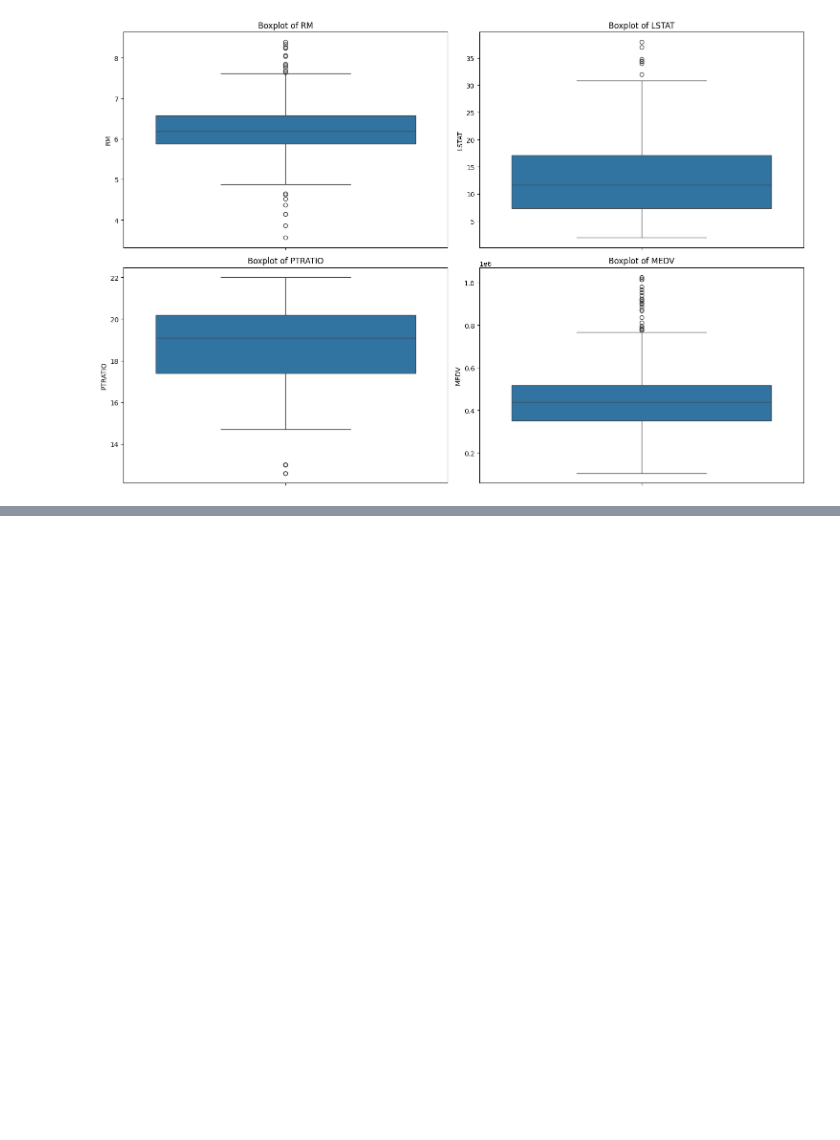
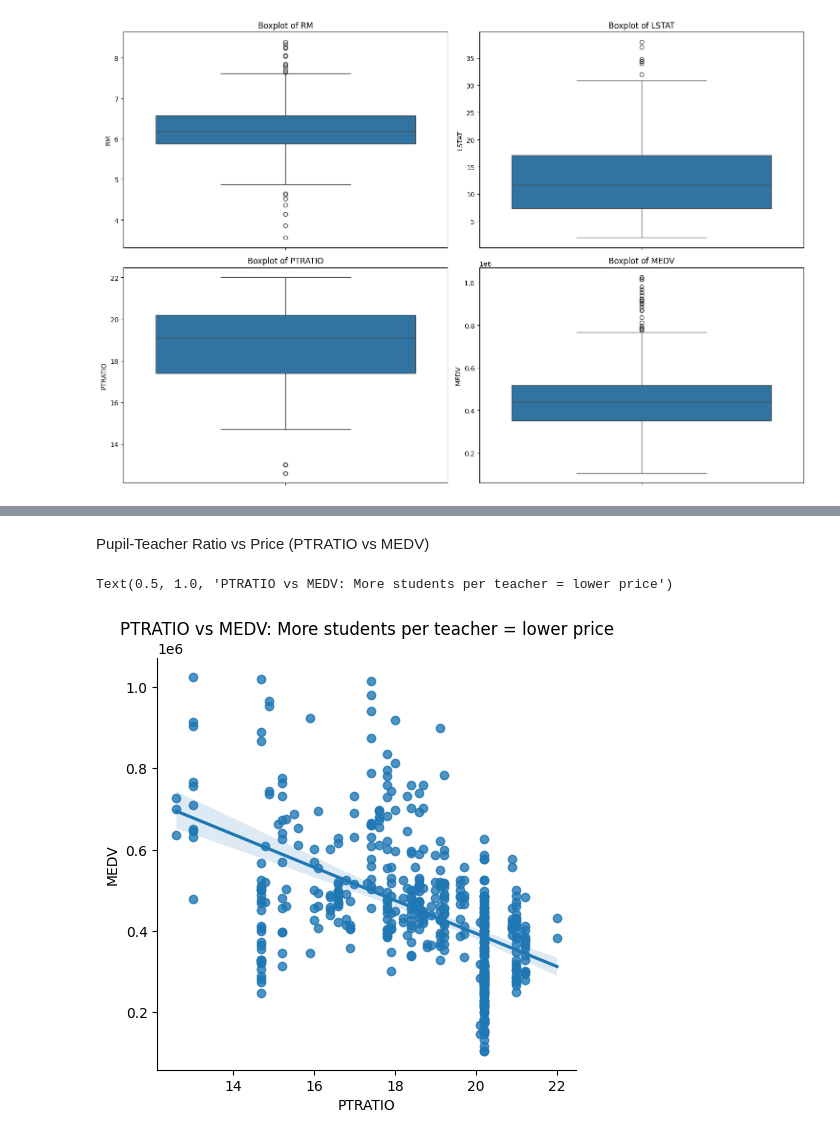
Before and after one commit to Mainabryan/Boston-Hoston-Prediction, a Jupyter notebook: Boston_house_prediction_(linear_multi_regression).ipynb, the cells around one changed output, grey strips where cells are left out. Saved outputs shown, nothing was run; the diff lists cells and outputs as text; code cells hidden in the pictures; blank space fills up the shorter version.

```diff
--- a/Boston_house_prediction_(linear_multi_regression).ipynb
+++ b/Boston_house_prediction_(linear_multi_regression).ipynb
@@ -143,0 +172,8 @@ plt.show()
+# %% [markdown]
+Pupil-Teacher Ratio vs Price (PTRATIO vs MEDV)
+# %%
+sns.lmplot(x='PTRATIO', y='MEDV', data=data)
+plt.title("PTRATIO vs MEDV: More students per teacher = lower price")
+# %% [output]
+Text(0.5, 1.0, 'PTRATIO vs MEDV: More students per teacher = lower price')
+[figure, added]
```
Also changed, not shown: parts of 7 cells of this notebook.
